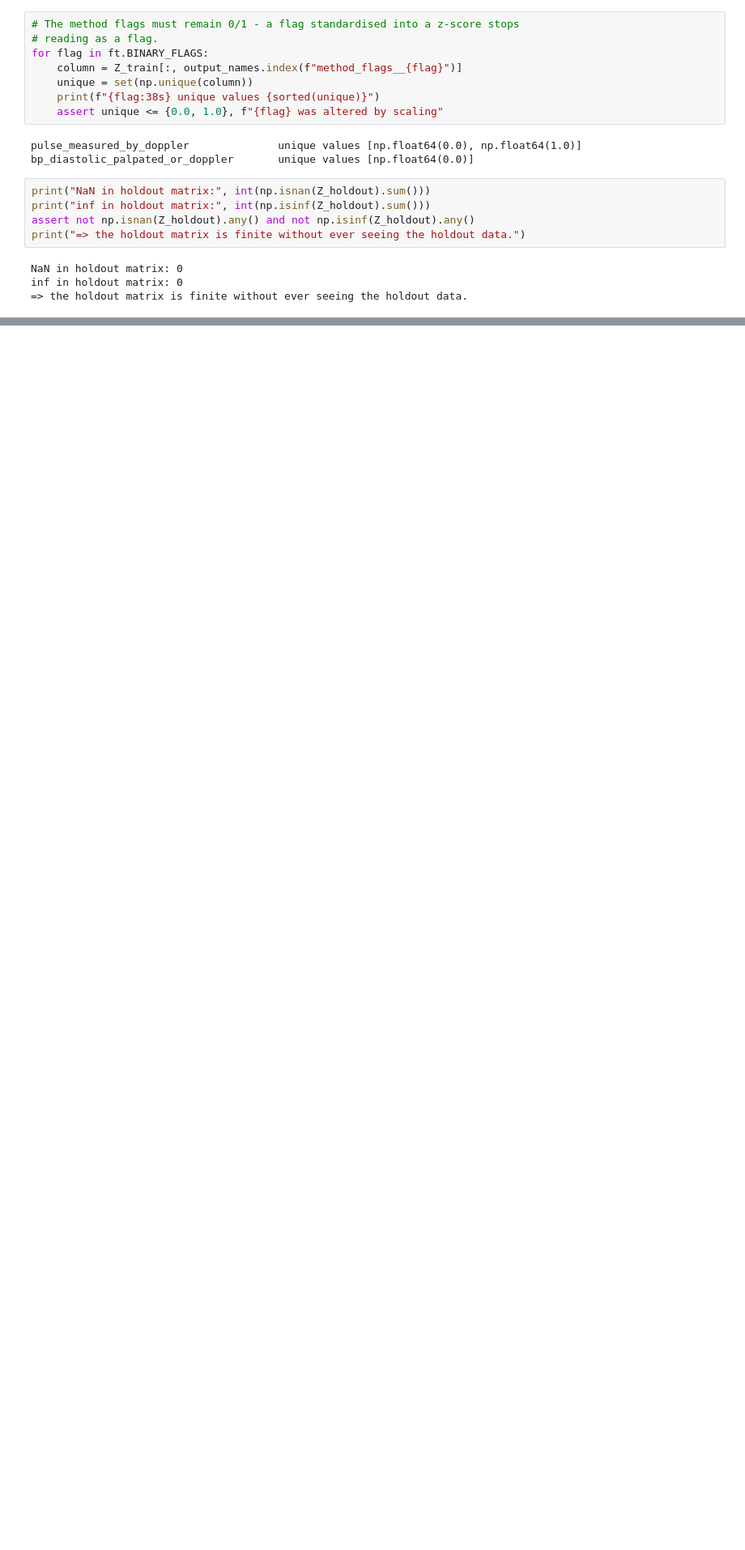
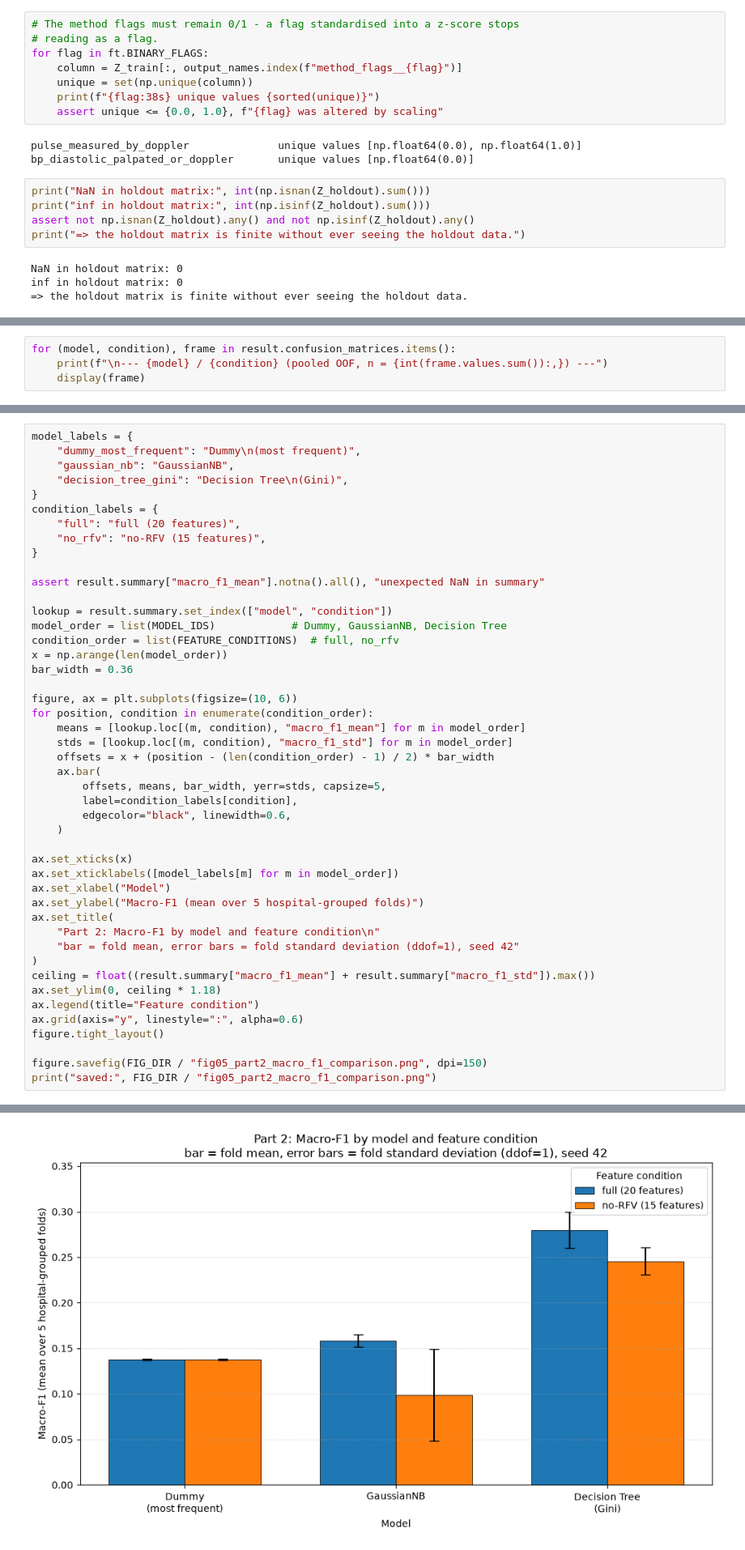
Before and after one commit to harisrana-dev/NHAMCS-TriageML, a Jupyter notebook: notebooks/01_assignment1_part1_eda_and_pipeline.ipynb, the cells around one changed output, grey strips where cells are left out. Shown at 81% size. Drawn from its saved outputs; the diff is of its cells as text; blank space fills up the shorter version.

Commit message:
feat: integrate supervised-learning results

```diff
--- a/notebooks/01_assignment1_part1_eda_and_pipeline.ipynb
+++ b/notebooks/01_assignment1_part1_eda_and_pipeline.ipynb
@@ -834,0 +1146,4 @@ recorded in the audit.
+# %%
+for (model, condition), frame in result.confusion_matrices.items():
+    print(f"\n--- {model} / {condition} (pooled OOF, n = {int(frame.values.sum()):,}) ---")
+    display(frame)
@@ -834,0 +1205,47 @@ recorded in the audit.
+# %%
+model_labels = {
+    "dummy_most_frequent": "Dummy\n(most frequent)",
+    "gaussian_nb": "GaussianNB",
+    "decision_tree_gini": "Decision Tree\n(Gini)",
+}
+condition_labels = {
+    "full": "full (20 features)",
+    "no_rfv": "no-RFV (15 features)",
+}
+
+assert result.summary["macro_f1_mean"].notna().all(), "unexpected NaN in summary"
+
+lookup = result.summary.set_index(["model", "condition"])
+model_order = list(MODEL_IDS)            # Dummy, GaussianNB, Decision Tree
+condition_order = list(FEATURE_CONDITIONS)  # full, no_rfv
+x = np.arange(len(model_order))
+bar_width = 0.36
+
+figure, ax = plt.subplots(figsize=(10, 6))
+for position, condition in enumerate(condition_order):
+    means = [lookup.loc[(m, condition), "macro_f1_mean"] for m in model_order]
+    stds = [lookup.loc[(m, condition), "macro_f1_std"] for m in model_order]
+    offsets = x + (position - (len(condition_order) - 1) / 2) * bar_width
+    ax.bar(
+        offsets, means, bar_width, yerr=stds, capsize=5,
+        label=condition_labels[condition],
+        edgecolor="black", linewidth=0.6,
+    )
+
+ax.set_xticks(x)
+ax.set_xticklabels([model_labels[m] for m in model_order])
+ax.set_xlabel("Model")
+ax.set_ylabel("Macro-F1 (mean over 5 hospital-grouped folds)")
+ax.set_title(
+    "Part 2: Macro-F1 by model and feature condition\n"
+    "bar = fold mean, error bars = fold standard deviation (ddof=1), seed 42"
+)
+ceiling = float((result.summary["macro_f1_mean"] + result.summary["macro_f1_std"]).max())
+ax.set_ylim(0, ceiling * 1.18)
+ax.legend(title="Feature condition")
+ax.grid(axis="y", linestyle=":", alpha=0.6)
+figure.tight_layout()
+
+figure.savefig(FIG_DIR / "fig05_part2_macro_f1_comparison.png", dpi=150)
+print("saved:", FIG_DIR / "fig05_part2_macro_f1_comparison.png")
+# %% [output]
@@ -834,0 +1253 @@ recorded in the audit.
+[figure, added]
```
Also changed, not shown: parts of 29 cells of this notebook, 2 other files.
